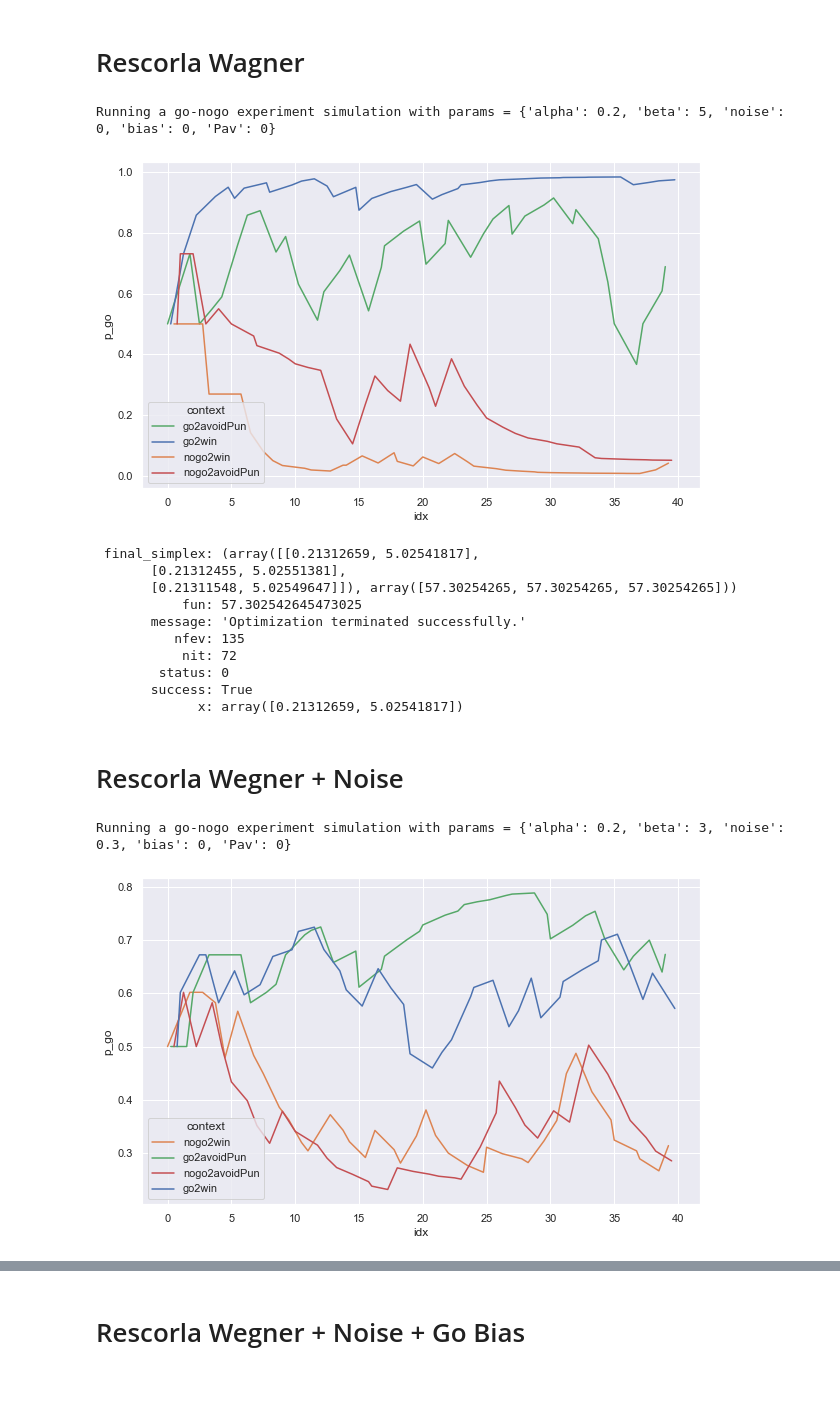
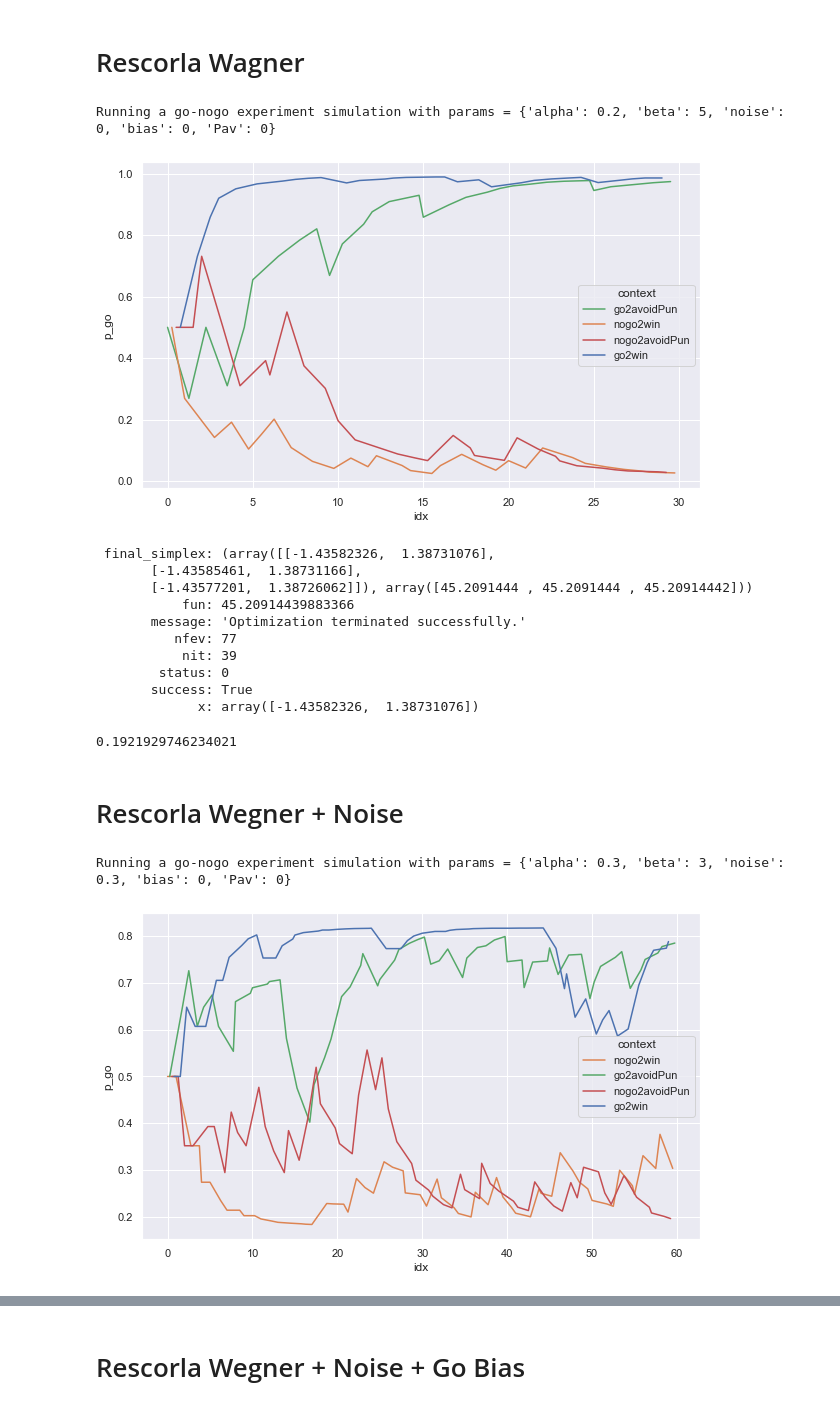
Before and after one commit to Sepsad/Go-noGo-modelling, a Jupyter notebook: simulation_experiment.ipynb, the cells around one changed output, grey strips where cells are left out. Drawn from its saved outputs; the diff is of its cells as text; code cells hidden in the pictures.

Commit message:
parameters to fit are added

```diff
--- a/simulation_experiment.ipynb
+++ b/simulation_experiment.ipynb
@@ -13,7 +13,7 @@ bandit = Bandit()
 # %% [markdown]
 # Rescorla Wagner
 # %%
-df = run_experiment(bandit, n_runs=40, params={'alpha': 0.2, 'beta': 5, 'noise': 0, 'bias': 0, 'Pav': 0})
+df = run_experiment(bandit, n_runs=30, params={'alpha': 0.2, 'beta': 5, 'noise': 0, 'bias': 0, 'Pav': 0})
 df['idx'] = df.index / 4
 palette ={"go2win": "C0", "nogo2win": "C1", "go2avoidPun": "C2", "nogo2avoidPun": "C3"}
 plt.figure(figsize=(10,6))
@@ -24,40 +24,44 @@ ax = sns.lineplot(x="idx", y="p_go",
 df.rename(columns={'context': 'stimulus'}, inplace=True)
 # %% [output]
 Running a go-nogo experiment simulation with params = {'alpha': 0.2, 'beta': 5, 'noise': 0, 'bias': 0, 'Pav': 0}
-[figure, old version]
+[figure, new version]
 # %%
 from fitting import ML
 
-max_likelihood = ML(df, optimization_method='Nelder-Mead', model_type='RW')
+max_likelihood = ML(df, optimization_method='Nelder-Mead', model_type='RW', initial_guess=[0.1,0.1], without_bound=True)
 
 res = max_likelihood.fit_model()
 res
 # %% [output]
- final_simplex: (array([[0.21312659, 5.02541817],
-       [0.21312455, 5.02551381],
-       [0.21311548, 5.02549647]]), array([57.30254265, 57.30254265, 57.30254265]))
-           fun: 57.302542645473025
+ final_simplex: (array([[-1.43582326,  1.38731076],
+       [-1.43585461,  1.38731166],
+       [-1.43577201,  1.38726062]]), array([45.2091444 , 45.2091444 , 45.20914442]))
+           fun: 45.20914439883366
        message: 'Optimization terminated successfully.'
-          nfev: 135
-           nit: 72
+          nfev: 77
+           nit: 39
         status: 0
        success: True
-             x: array([0.21312659, 5.02541817])
+             x: array([-1.43582326,  1.38731076])
+# %%
+1/(np.exp(-res.x[0]) + 1)
+# %% [output]
+0.1921929746234021
 # %% [markdown]
 # Rescorla Wegner + Noise
 # %%
-df = run_experiment(bandit, n_runs=40, params={'alpha': 0.2, 'beta': 3, 'noise': 0.3, 'bias': 0, 'Pav': 0})
+df = run_experiment(bandit, n_runs=60, params={'alpha': 0.3, 'beta': 3, 'noise': 0.3, 'bias': 0, 'Pav': 0})
 df['idx'] = df.index / 4
 palette ={"go2win": "C0", "nogo2win": "C1", "go2avoidPun": "C2", "nogo2avoidPun": "C3"}
 plt.figure(figsize=(10,6))
 ax = sns.lineplot(x="idx", y="p_go",
              hue="context",
              data=df, palette=palette)
 
 df.rename(columns={'context': 'stimulus'}, inplace=True)
 # %% [output]
-Running a go-nogo experiment simulation with params = {'alpha': 0.2, 'beta': 3, 'noise': 0.3, 'bias': 0, 'Pav': 0}
+Running a go-nogo experiment simulation with params = {'alpha': 0.3, 'beta': 3, 'noise': 0.3, 'bias': 0, 'Pav': 0}
-[figure, old version]
+[figure, new version]
 # %%
 from fitting import ML
 
```
Also changed, not shown: parts of 16 cells of this notebook, 3 other files.
